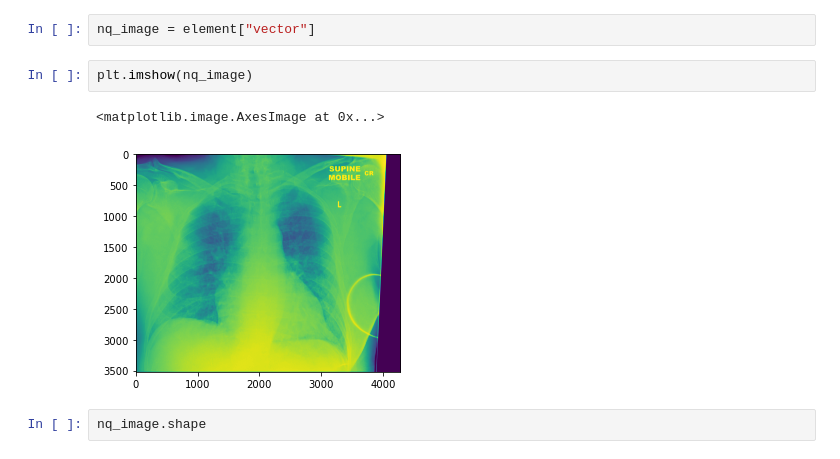
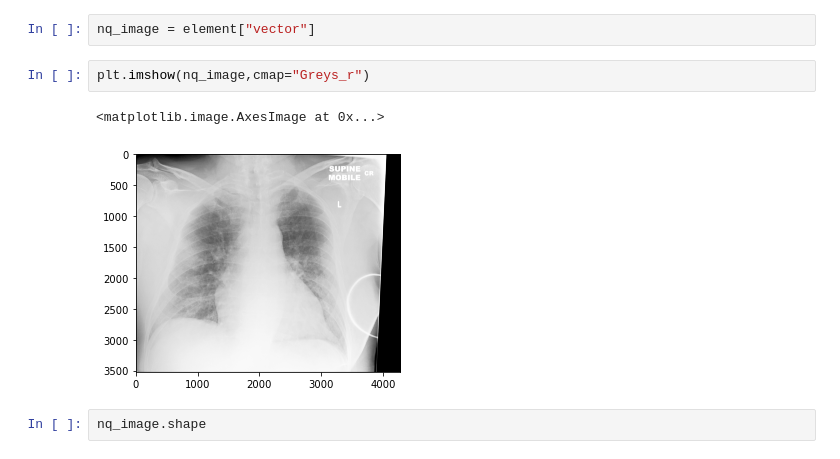
Before and after one commit to covid-frame/covid-frame, a Jupyter notebook: notebooks/3_Preprocessing_geometry.ipynb, the cells around one changed output. Cells and saved outputs as stored; diff of their text form.

```diff
--- a/notebooks/3_Preprocessing_geometry.ipynb
+++ b/notebooks/3_Preprocessing_geometry.ipynb
@@ -131,10 +131,10 @@ element = df_train[df_train["aspect_ratio"]>1.2].iloc[0]
 # %%
 nq_image = element["vector"]
 # %%
-plt.imshow(nq_image)
+plt.imshow(nq_image,cmap="Greys_r")
 # %% [output]
 <matplotlib.image.AxesImage at 0x...>
-[figure, old version]
+[figure, new version]
 # %%
 nq_image.shape
 # %% [output]
```
Also changed, not shown: parts of 6 cells of this notebook, 8 other files.
